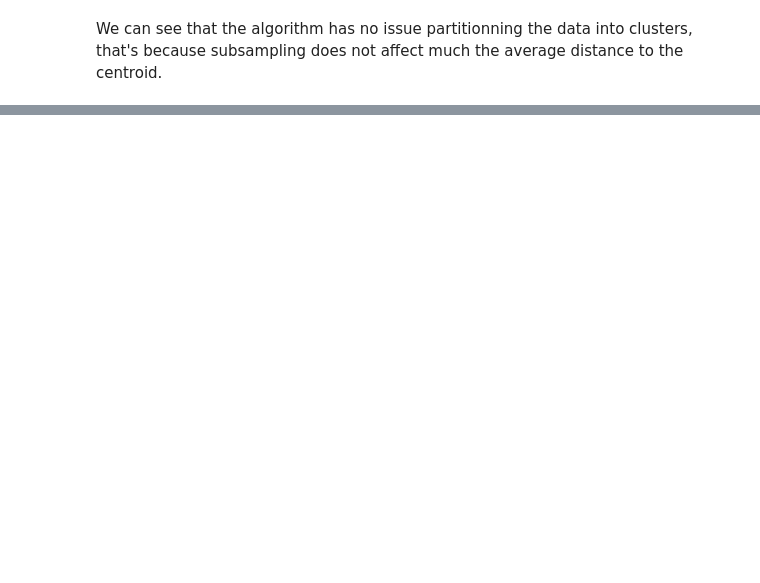
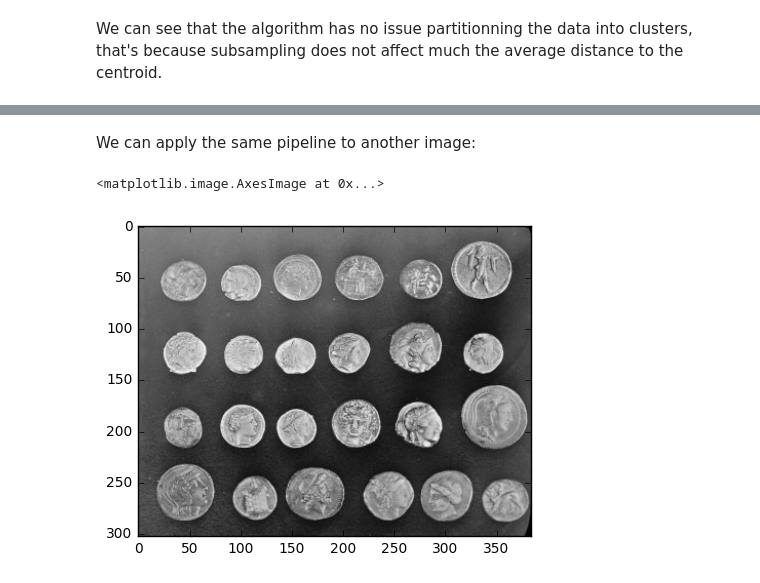
Before and after one commit to azubiolo/lectures, a Jupyter notebook: intro_ml/lab_4/clustering_lab.ipynb, the cells around one changed output, grey strips where cells are left out. Drawn from its saved outputs; the diff is of its cells as text; code cells hidden in the pictures; blank space fills up the shorter version.

```diff
--- a/intro_ml/lab_4/clustering_lab.ipynb
+++ b/intro_ml/lab_4/clustering_lab.ipynb
@@ -171,0 +209,10 @@ plt.title("Anisotropicly Distributed Blobs")
+# %% [markdown]
+We can apply the same pipeline to another image:
+# %%
+from skimage import data
+
+image = data.coins()
+plt.imshow(image, cmap=plt.cm.gray)
+# %% [output]
+<matplotlib.image.AxesImage at 0x...>
+[figure, added]
```
Also changed, not shown: parts of 24 cells of this notebook, 1 other file.
